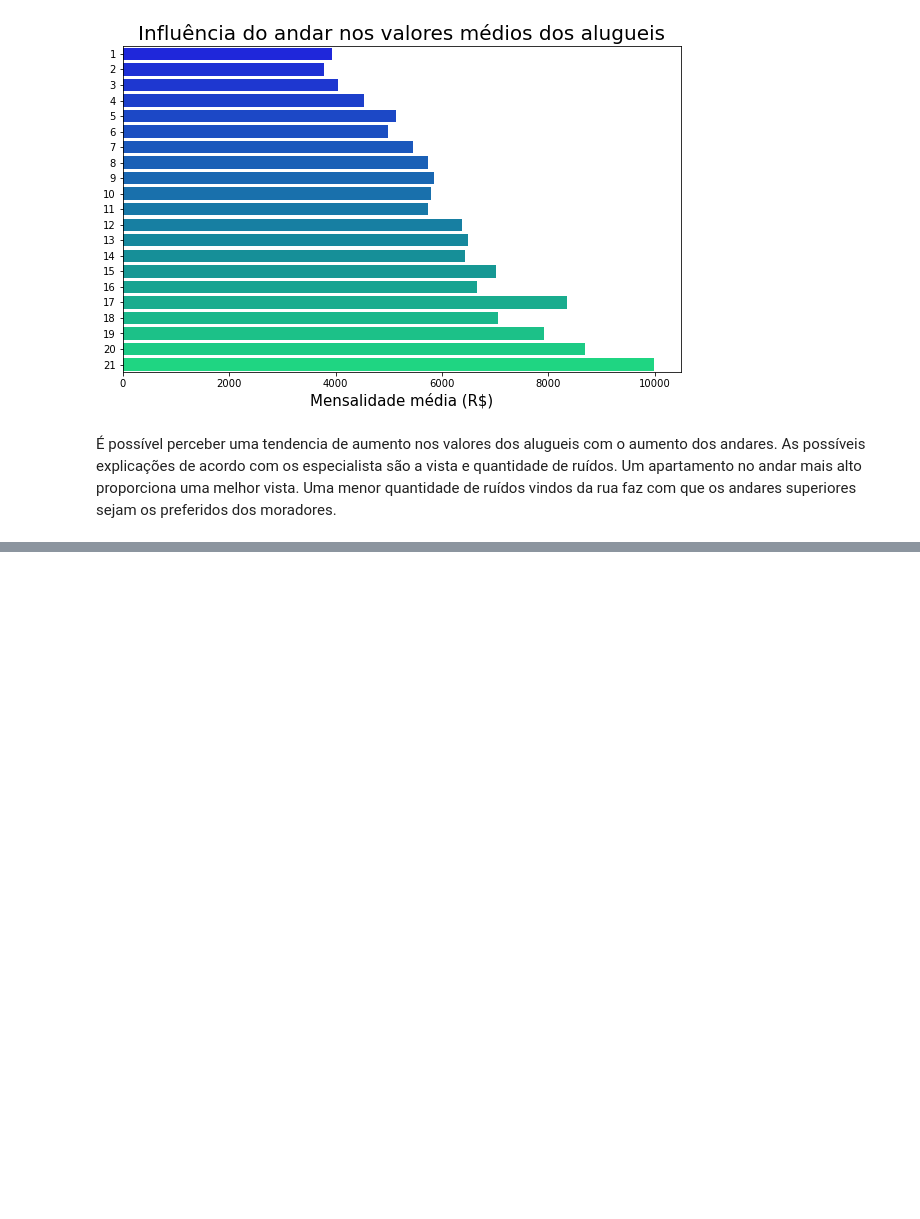
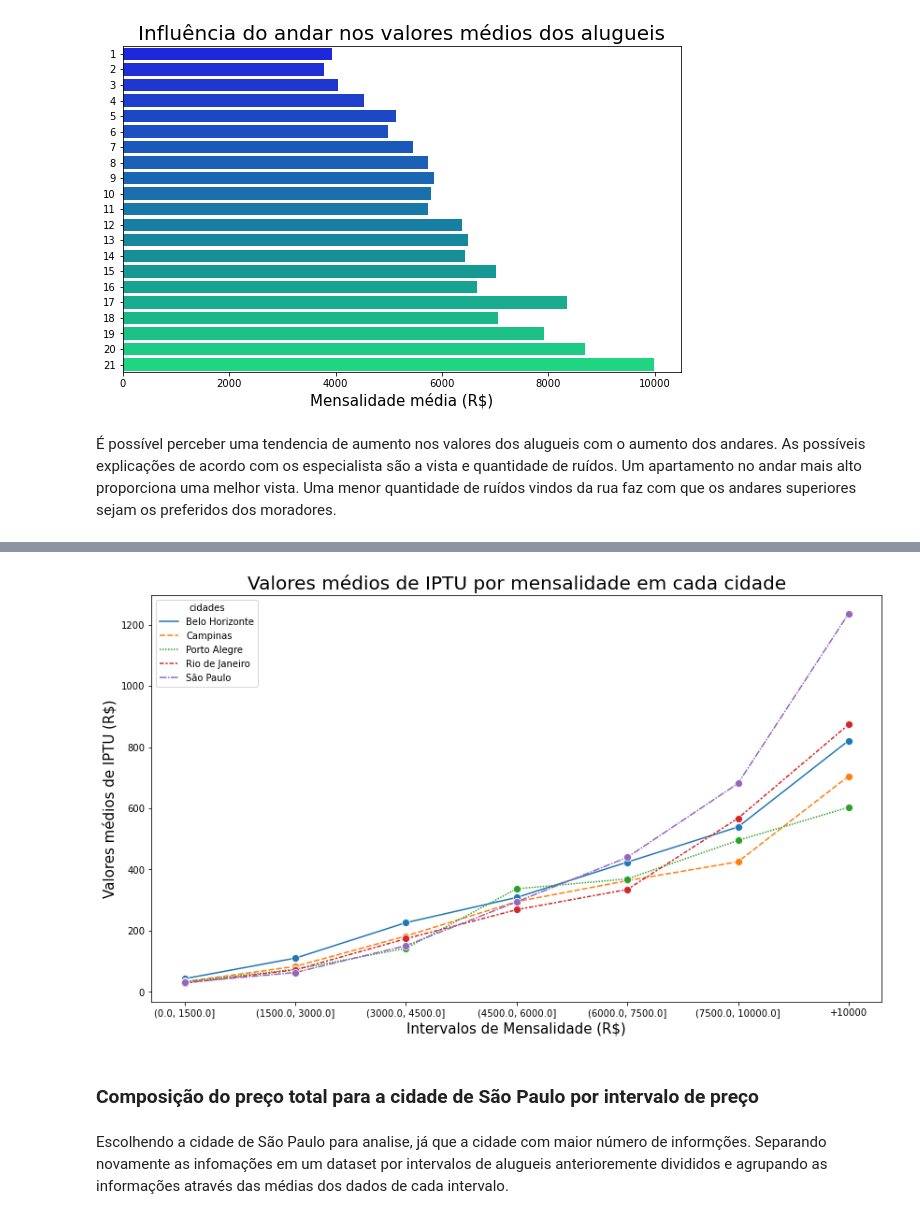
Before and after one commit to IgorFormiga/Data-Science-Projects, a Jupyter notebook: 2_Exploratory_Data_Analysis.ipynb, the cells around one changed output, grey strips where cells are left out. Saved outputs shown, nothing was run; the diff lists cells and outputs as text; code cells hidden in the pictures; blank space fills up the shorter version.

```diff
--- a/2_Exploratory_Data_Analysis.ipynb
+++ b/2_Exploratory_Data_Analysis.ipynb
@@ -232,0 +307,6 @@ plt.show()
+# %%
+medias_IPTU_por_cidade = df_intervalos.pivot_table(values='IPTU',       # coluna agregada
+                                                    index='intervalo_total',    # Intervalo que serão agregados os valores
+                                                    columns='cidades',   # colunas
+                                                    aggfunc='mean').round(2)   # função que irá ser execultada para agrupar os valores
+medias_IPTU_por_cidade
@@ -232,0 +323,15 @@ plt.show()
+# %%
+medias_IPTU_por_cidade = medias_IPTU_por_cidade.reset_index() # forma de corrigir o erro ao utilizar o df no lineplot
+plt.figure(figsize=(14, 8))
+x1 = sns.lineplot(data=medias_IPTU_por_cidade, marker='o', markersize=8)
+x1.set_ylabel('Valores médios de IPTU (R$)', fontdict={'fontsize': 15})
+x1.set_xlabel('Intervalos de Mensalidade (R$)', fontdict={'fontsize': 15})
+x1.set_xticklabels([0] + list(medias_IPTU_por_cidade['intervalo_total'][:-1]) + ['+10000'])
+x1.set_title('Valores médios de IPTU por mensalidade em cada cidade', fontdict={'fontsize': 20})
+plt.show()
+# %% [output]
+[figure, added]
+# %% [markdown]
+### Composição do preço total para a cidade de São Paulo por intervalo de preço
+# %% [markdown]
+Escolhendo a cidade de São Paulo para analise, já que a cidade com maior número de informções. Separando novamente as infomações em um dataset por intervalos de alugueis anterioremente divididos e agrupando as informações através das médias dos dados de cada intervalo.
```
Also changed, not shown: parts of 21 cells of this notebook.
